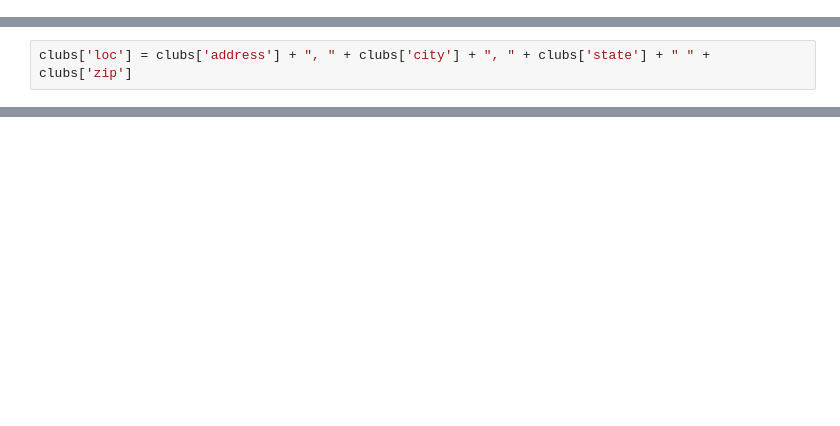
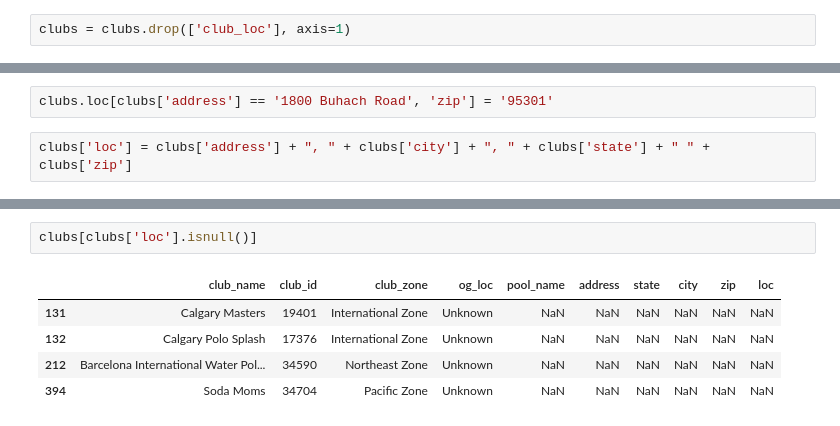
Before and after one commit to jessmontoya/Data_Science_Portfolio, a Jupyter notebook: USA_Water_Polo/Cleaning and combining Ranking and Club Info.ipynb, the cells around one changed output, grey strips where cells are left out. Saved outputs shown, nothing was run; the diff lists cells and outputs as text; blank space fills up the shorter version.

```diff
--- a/USA_Water_Polo/Cleaning and combining Ranking and Club Info.ipynb
+++ b/USA_Water_Polo/Cleaning and combining Ranking and Club Info.ipynb
@@ -121,0 +153,2 @@ clubs = clubs.drop(['club_loc', 'pool_loc'], axis=1)
+# %%
+clubs = clubs.drop(['club_loc'], axis=1)
@@ -122,3 +175,5 @@ clubs = clubs.drop(['club_loc', 'pool_loc'], axis=1)
+# %%
+clubs.loc[clubs['address'] == '1800 Buhach Road', 'zip'] = '95301'
 # %%
 clubs['loc'] = clubs['address'] + ", " + clubs['city'] + ", " + clubs['state'] + " " + clubs['zip']
 # %%
@@ -127,0 +183,8 @@ clubs.shape
+# %%
+clubs[clubs['loc'].isnull()]
+# %% [output]
+|  | club_name | club_id | club_zone | og_loc | pool_name | address | state | city | zip | loc |
+| 131 | Calgary Masters | 19401 | International Zone | Unknown | NaN | NaN | NaN | NaN | NaN | NaN |
+| 132 | Calgary Polo Splash | 17376 | International Zone | Unknown | NaN | NaN | NaN | NaN | NaN | NaN |
+| 212 | Barcelona International Water Pol... | 34590 | Northeast Zone | Unknown | NaN | NaN | NaN | NaN | NaN | NaN |
+| 394 | Soda Moms | 34704 | Pacific Zone | Unknown | NaN | NaN | NaN | NaN | NaN | NaN |
```
Also changed, not shown: parts of 24 cells of this notebook, 2 other files.
